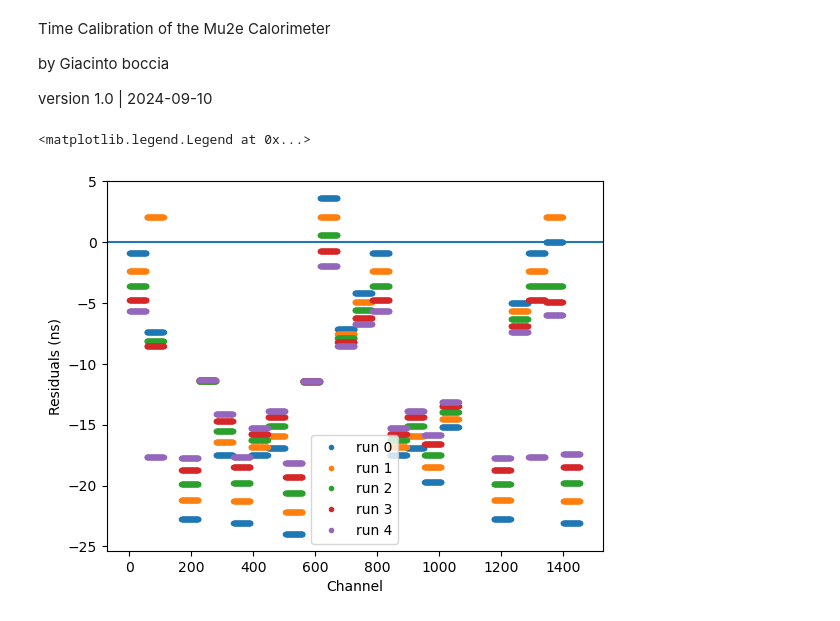
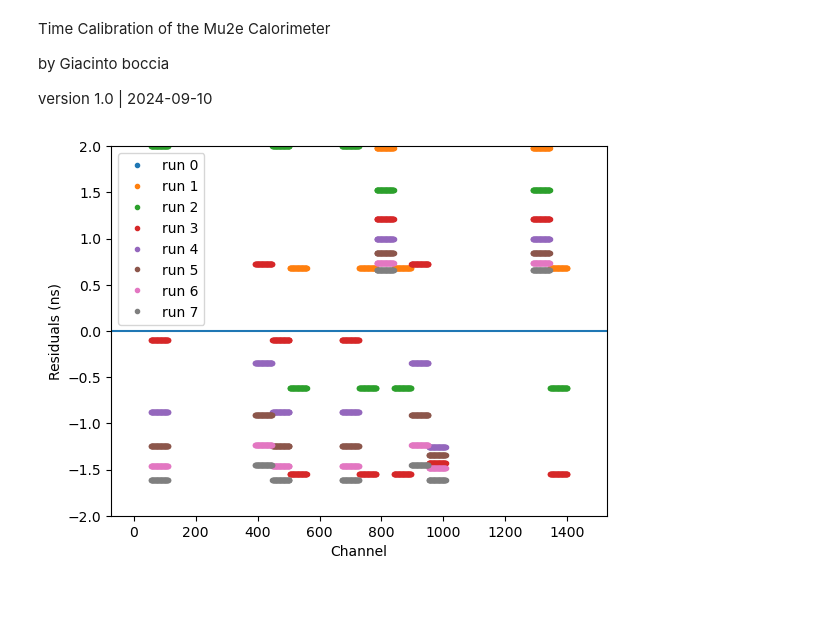
Before and after one commit to Mu2e/CaloCalibration, a Jupyter notebook: CosmicsCalib/vst/time_calibration/t_cal.ipynb, the cells around one changed output. Saved outputs shown, nothing was run; the diff lists cells and outputs as text; code cells hidden in the pictures.

Commit message:
Fitx to cuts and including vertical tracks

```diff
--- a/CosmicsCalib/vst/time_calibration/t_cal.ipynb
+++ b/CosmicsCalib/vst/time_calibration/t_cal.ipynb
@@ -14,8 +14,8 @@ from concurrent.futures import ProcessPoolExecutor, ThreadPoolExecutor
 # %%
 #Cut parameters
 HITNUM_CUT = 6
-Q_MIN_CUT = 4000
-Q_MAX_CUT = 8000
+Q_MIN_CUT = 6_750
+Q_MAX_CUT = 13_500
 COS_THETA_CUT = 0.2
 CHI_ON_NDF_CUT = 2
 #constants
@@ -120,11 +124,13 @@ if hasattr(fit_results, 'vertical'):
     tree = ak.with_field(tree, fit_results.ndf, "ndf")
 # %%
 #Apply the filters and compute the residuals
-slope_cut = np.sqrt(1 / COS_THETA_CUT - 1)
-filters = {'n_min' : tree.nHits > HITNUM_CUT,
-           'slope_min' : abs(tree.slope) > slope_cut,
-           'chi_sq' : tree.chi_sq / tree.ndf < CHI_ON_NDF_CUT}
-filtered_events = tree[filters['n_min'] & filters['slope_min'] & filters['chi_sq']]
+slope_cut = np.sqrt(1 / COS_THETA_CUT ** 2 - 1)
+filters = {'n_min' :        tree.nHits > HITNUM_CUT,
+           'slope_min' :    abs(tree.slope) > slope_cut,
+           'chi_sq' :       tree.chi_sq / tree.ndf < CHI_ON_NDF_CUT,
+           'vertical' :     tree.vertical}
+filtered_events = tree[filters['n_min'] &
+                       filters['vertical'] | (filters['slope_min'] & filters['chi_sq'])]
 filtered_events = ak.drop_none(filtered_events)
 
 #We don't really need to store the means, unless we want to do a plot
@@ -145,7 +151,7 @@ for run_n in range(n_runs):
         cal_corection[chan_address] -= mean_res
 
     with ThreadPoolExecutor() as executor:
-        #This funciton can't be parallelized with ProcessPoolExecutor, but there are a maximum of 674 calls,
+        #This funciton can't be parallelized with ProcessPoolExecutor, but there are a maximum of 1448 calls,
         #hopefully, ThreadPoolExecutor expedites it a little
         executor.map(residuals_to_correction, residuals.fields)
 # %%
@@ -163,19 +167,19 @@ with open(save_f_name, mode = 'w') as file:
 # %%
 #Plot the residuals
 fig, ax = plt.subplots()
 ax.set_xlabel("Channel")
 ax.set_ylabel("Residuals (ns)")
 
 for run in range(n_runs):
     y_values = []
     for row in range(N_ROWS):
         for col in range(N_COLUMNS):
             for sipm in range(N_SIPMS):
                 y_values.append(mean_res_arr[run, row, col, sipm])
     ax.plot(y_values, marker = '.', linestyle= 'none', label="run " + str(run))
 plt.axhline(0)
 ax.legend()
-#ax.set_ybound(-150)
+#ax.set_ybound(-5, 5)
+ax.set_ybound(-2, 2)
 # %% [output]
-<matplotlib.legend.Legend at 0x...>
-[figure, old version]
+[figure, new version]
```
Also changed, not shown: parts of 3 cells of this notebook.
